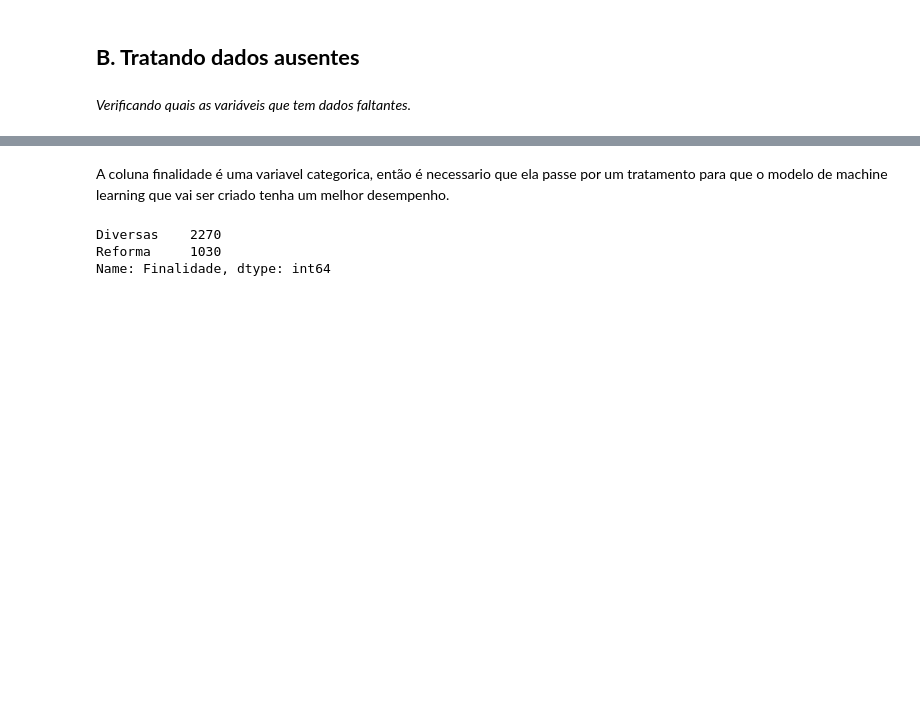
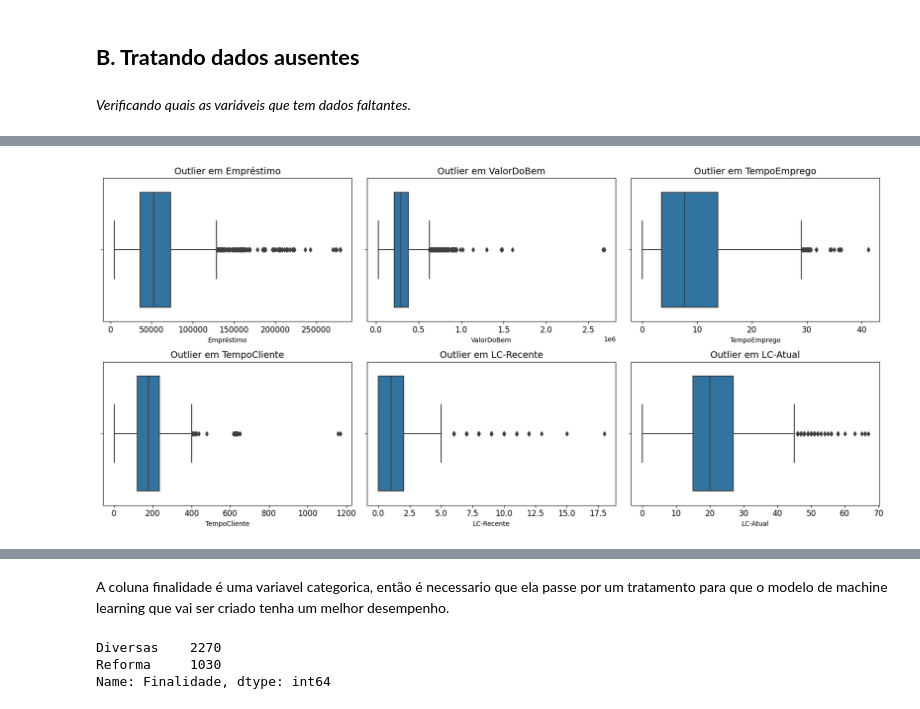
Before and after one commit to JosenildoJunior/Competicao_ML, a Jupyter notebook: 11ª_CompeticaoFLAI.ipynb, the cells around one changed output, grey strips where cells are left out. Drawn from its saved outputs; the diff is of its cells as text; code cells hidden in the pictures; blank space fills up the shorter version.

```diff
--- a/11ª_CompeticaoFLAI.ipynb
+++ b/11ª_CompeticaoFLAI.ipynb
@@ -404,0 +463,6 @@ percent_ausentes(df)
+# %%
+# Pegando a média da coluna 'Atrasos'
+media_atrasos = df['Negativos'].mean()
+
+# Substituindo os valores ausentes pela Atrasos
+df['Atrasos'] = df['Atrasos'].fillna(media_atrasos)
@@ -405 +502,90 @@ percent_ausentes(df)
+# %%
+# Dimensões da figura
+plt.figure(figsize=(17, 8))
+
+# Gráfico 1
+plt.subplot(2,3,1)
+
+# Criando o gráfico
+grafico = sns.boxplot(data=df, x = 'Empréstimo')
+
+# Definindo o titudo do grafico
+grafico.set_title('Outlier em Empréstimo', fontsize=14)
+
+# Defininfo o tamnho do index do eixo
+plt.xticks(fontsize=12)
+
+
+
+# Gráfico 2
+plt.subplot(2,3,2)
+
+# Criando o gráfico
+grafico = sns.boxplot(data=df, x = 'ValorDoBem')
+
+# Definindo o titudo do grafico
+grafico.set_title('Outlier em ValorDoBem', fontsize=14)
+
+# Defininfo o tamnho do index do eixo
+plt.xticks(fontsize=12)
+
+
+
+
+# Gráfico 3
+plt.subplot(2,3,3)
+
+# Criando o gráfico
+grafico = sns.boxplot(data=df, x = 'TempoEmprego')
+
+# Definindo o titudo do grafico
+grafico.set_title('Outlier em TempoEmprego', fontsize=14)
+
+# Defininfo o tamnho do index do eixo
+plt.xticks(fontsize=12)
+
+
+# Gráfico 4
+plt.subplot(2,3,4)
+
+# Criando o gráfico
+grafico = sns.boxplot(data=df, x = 'TempoCliente')
+
+# Definindo o titudo do grafico
+grafico.set_title('Outlier em TempoCliente', fontsize=14)
+
+# Defininfo o tamnho do index do eixo
+plt.xticks(fontsize=12)
+
+
+
+# Gráfico 5
+plt.subplot(2,3,5)
+
+# Criando o gráfico
+grafico = sns.boxplot(data=df, x = 'LC-Recente')
+
+# Definindo o titudo do grafico
+grafico.set_title('Outlier em LC-Recente', fontsize=14)
+
+# Defininfo o tamnho do index do eixo
+plt.xticks(fontsize=12)
+
+
+# Gráfico 6
+plt.subplot(2,3,6)
+
+# Criando o gráfico
+grafico = sns.boxplot(data=df, x = 'LC-Atual')
+
+# Definindo o titudo do grafico
+grafico.set_title('Outlier em LC-Atual', fontsize=14)
+
+# Defininfo o tamnho do index do eixo
+plt.xticks(fontsize=12)
+
+
+plt.tight_layout()
+# %% [output]
+[figure, added]
 # %% [markdown]
```
Also changed, not shown: parts of 29 cells of this notebook.
